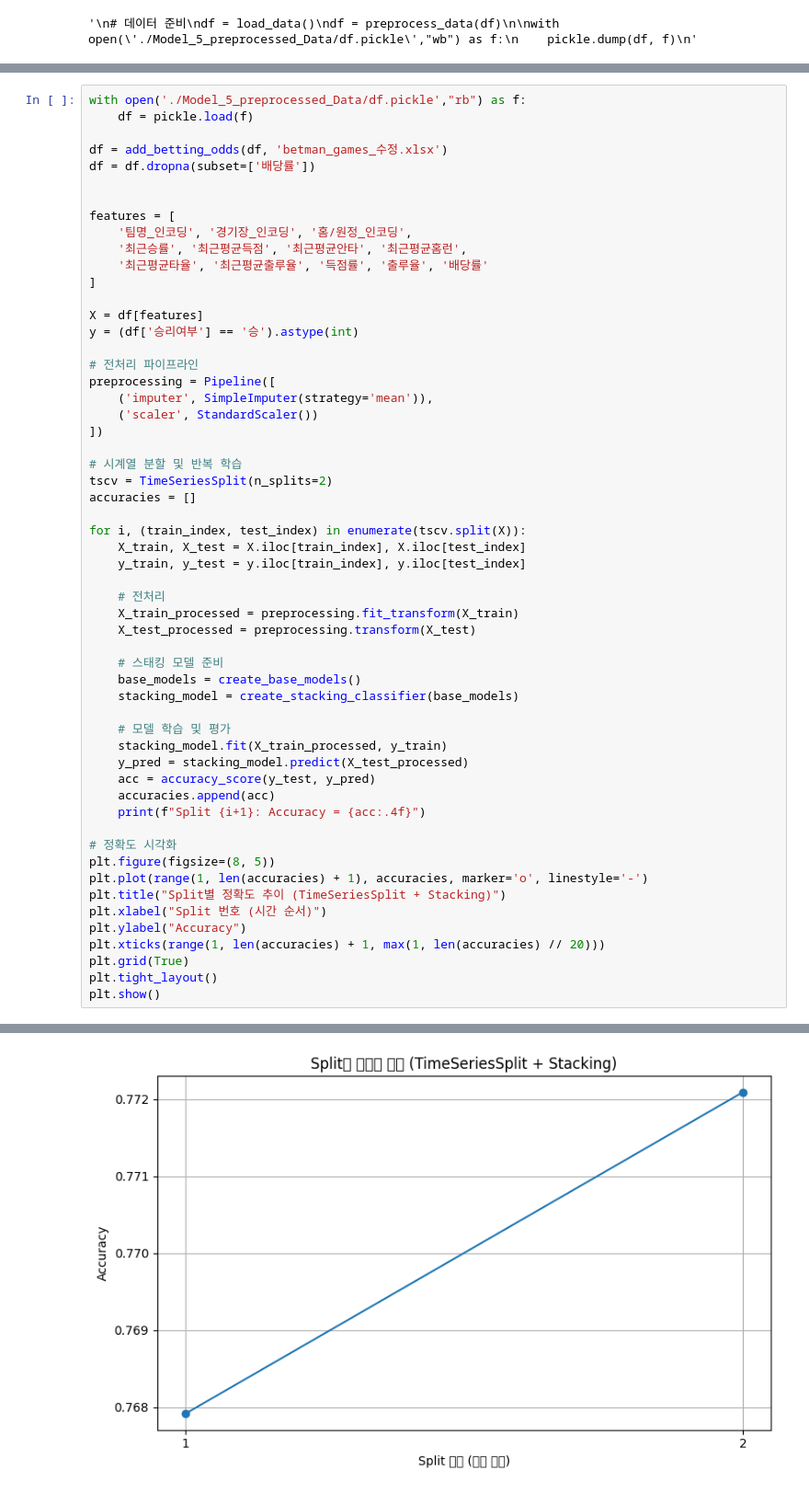
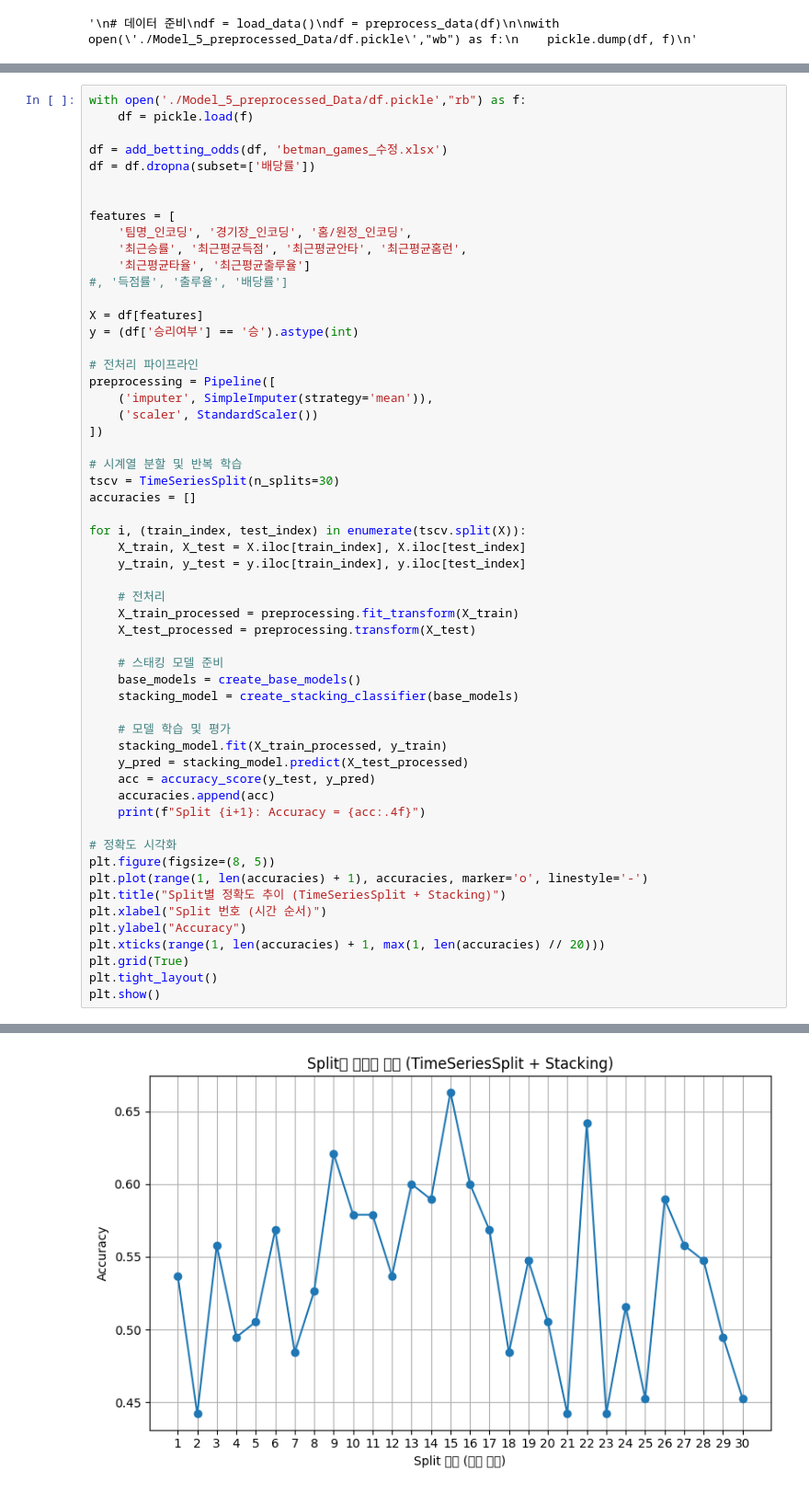
Before and after one commit to jinha12345/BASEBALL, a Jupyter notebook: New5_Model.ipynb, the cells around one changed output, grey strips where cells are left out. Shown: that part at 92% size. Drawn from its saved outputs; the diff is of its cells as text.

```diff
--- a/New5_Model.ipynb
+++ b/New5_Model.ipynb
@@ -402,8 +477,8 @@ df = df.dropna(subset=['배당률'])
 features = [
     '팀명_인코딩', '경기장_인코딩', '홈/원정_인코딩',
     '최근승률', '최근평균득점', '최근평균안타', '최근평균홈런',
-    '최근평균타율', '최근평균출루율', '득점률', '출루율', '배당률'
-]
+    '최근평균타율', '최근평균출루율']
+#, '득점률', '출루율', '배당률']
 
 X = df[features]
 y = (df['승리여부'] == '승').astype(int)
@@ -415,7 +490,7 @@ preprocessing = Pipeline([
 ])
 
 # 시계열 분할 및 반복 학습
-tscv = TimeSeriesSplit(n_splits=2)
+tscv = TimeSeriesSplit(n_splits=30)
 accuracies = []
 
 for i, (train_index, test_index) in enumerate(tscv.split(X)):
@@ -486 +543 @@ Split 2: Accuracy = 0.7721
-[figure, old version]
+[figure, new version]
```
Also changed, not shown: parts of 2 cells of this notebook.
